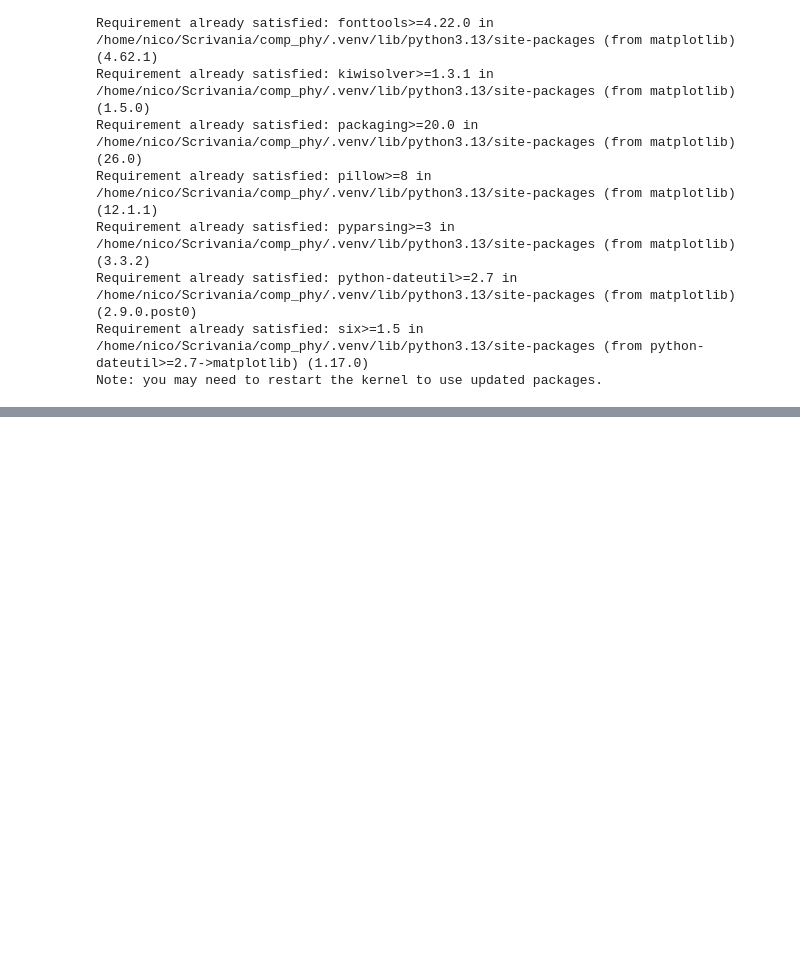
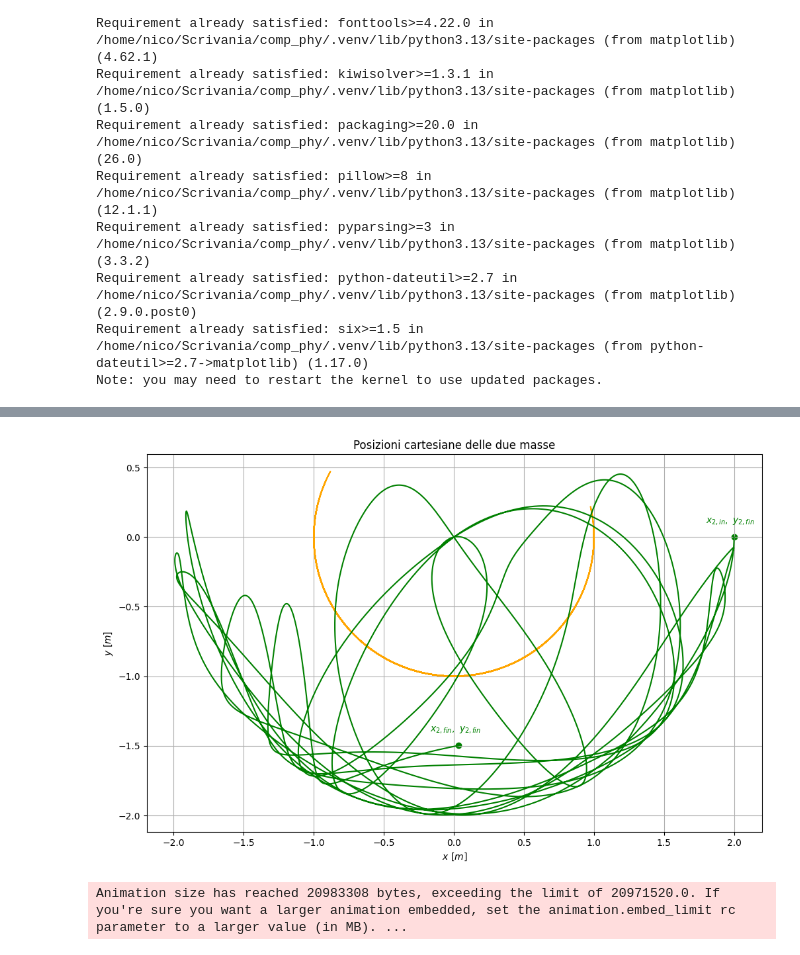
Before and after one commit to nicola-lamaddalena/computational_physics_course, a Jupyter notebook: ode/doppio_pendolo/doppio_pendolo.ipynb, the cells around one changed output, grey strips where cells are left out. Cells and saved outputs as stored; diff of their text form; code cells hidden in the pictures; blank space fills up the shorter version.

```diff
--- a/ode/doppio_pendolo/doppio_pendolo.ipynb
+++ b/ode/doppio_pendolo/doppio_pendolo.ipynb
@@ -51,0 +92,63 @@ times = np.arange(0, 20, h)
+# %%
+x1, y1 = np.sin(p1), -np.cos(p1)
+x2, y2 = x1 + np.sin(p2), y1 - np.cos(p2)
+
+plt.plot(x1, y1, color="orange")
+plt.plot(x2, y2, color="green")
+plt.grid()
+plt.xlabel(r"$x\ [m]$")
+plt.ylabel(r"$y\ [m]$")
+plt.title("Posizioni cartesiane delle due masse")
+plt.scatter(x2[0], y2[0], color="green")
+plt.text(x2[0]-0.2, y2[0]+0.1, s=r"$x_{2,in},\ y_{2,fin}$", fontweight="bold", color="green")
+plt.scatter(x2[-1], y2[-1], color="green")
+plt.text(x2[-1]-0.2, y2[-1]+0.1, s=r"$x_{2,fin},\ y_{2,fin}$", fontweight="bold", color="green")
+
+plt.show()
+# %% [output]
+[figure, added]
+# %%
+import numpy as np
+import matplotlib
+matplotlib.use("Agg")
+import matplotlib.pyplot as plt
+from matplotlib.animation import FuncAnimation
+from IPython.display import display, HTML
+
+fig, ax = plt.subplots(figsize=(7, 7))
+ax.set_xlim(np.min(x2) - 0.3, np.max(x2) + 0.3)
+ax.set_ylim(np.min(y2) - 0.3, np.max(y2) + 0.3)
+ax.set_aspect("equal")
+ax.grid()
+ax.set_xlabel(r"$x\ [m]$")
+ax.set_ylabel(r"$y\ [m]$")
+ax.set_title("Posizioni cartesiane delle due masse")
+
+ax.scatter(x2[0],  y2[0],  color="green", zorder=5)
+ax.text(x2[0]-0.2,  y2[0]+0.1,  r"$x_{2,in},\ y_{2,in}$",  fontweight="bold", color="green")
+ax.scatter(x2[-1], y2[-1], color="green", zorder=5)
+ax.text(x2[-1]-0.2, y2[-1]+0.1, r"$x_{2,fin},\ y_{2,fin}$", fontweight="bold", color="green")
+
+line1, = ax.plot([], [], color="orange")
+line2, = ax.plot([], [], color="green")
+
+# Liste che accumulano i punti frame per frame
+xs1, ys1 = [], []
+xs2, ys2 = [], []
+
+def update(i):
+    xs1.append(x1[i])
+    ys1.append(y1[i])
+    xs2.append(x2[i])
+    ys2.append(y2[i])
+    line1.set_data(xs1, ys1)
+    line2.set_data(xs2, ys2)
+    return line1, line2
+
+step = 5
+ani = FuncAnimation(fig, update, frames=range(0, len(x1), step), interval=20, blit=False)
+
+display(HTML(ani.to_jshtml()))
+plt.close(fig)
+# %% [output]
+Animation size has reached 20983308 bytes, exceeding the limit of 20971520.0. If you're sure you want a larger animation embedded, set the animation.embed_limit rc parameter to a larger value (in MB). ...
```
Also changed, not shown: parts of 5 cells of this notebook.
